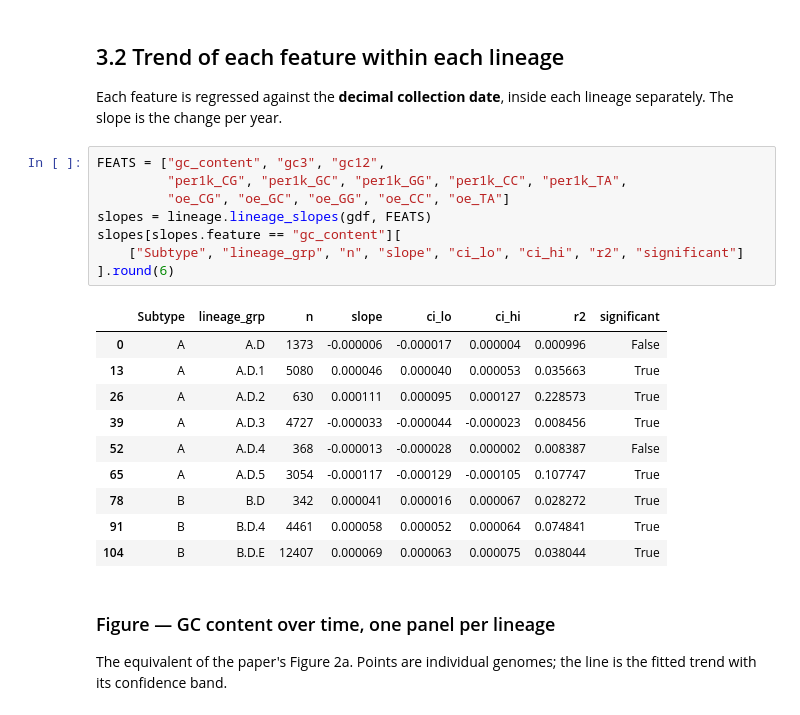
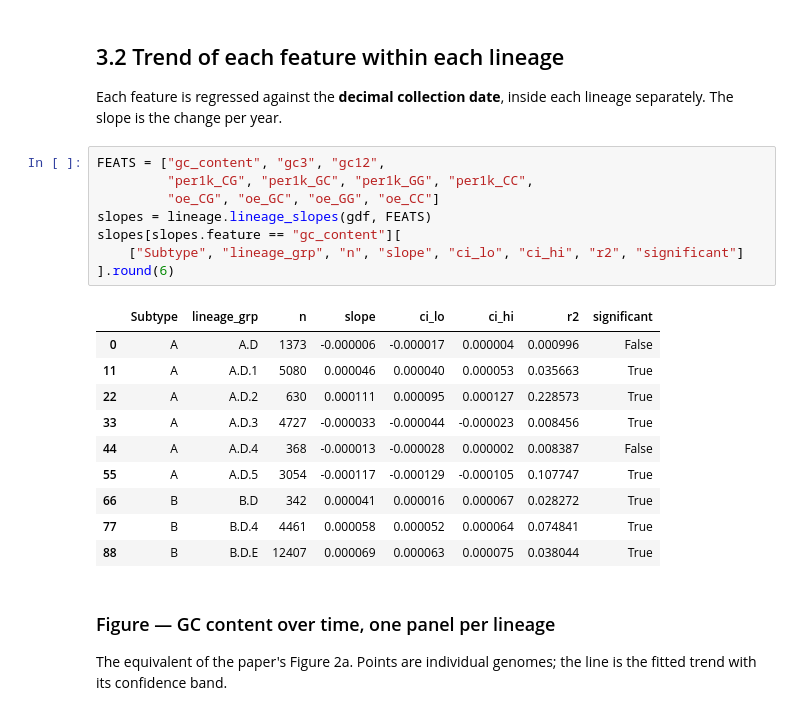
Before and after one commit to Wlimni/RSV, a Jupyter notebook: notebooks/03_lineage_trends.ipynb, the cells around one changed output. Drawn from its saved outputs; the diff is of its cells as text.

```diff
--- a/notebooks/03_lineage_trends.ipynb
+++ b/notebooks/03_lineage_trends.ipynb
@@ -76,23 +76,23 @@ Two things to note:
 Each feature is regressed against the **decimal collection date**, inside each lineage separately. The slope is the change per year.
 # %%
 FEATS = ["gc_content", "gc3", "gc12",
-         "per1k_CG", "per1k_GC", "per1k_GG", "per1k_CC", "per1k_TA",
-         "oe_CG", "oe_GC", "oe_GG", "oe_CC", "oe_TA"]
+         "per1k_CG", "per1k_GC", "per1k_GG", "per1k_CC",
+         "oe_CG", "oe_GC", "oe_GG", "oe_CC"]
 slopes = lineage.lineage_slopes(gdf, FEATS)
 slopes[slopes.feature == "gc_content"][
     ["Subtype", "lineage_grp", "n", "slope", "ci_lo", "ci_hi", "r2", "significant"]
 ].round(6)
 # %% [output]
 |  | Subtype | lineage_grp | n | slope | ci_lo | ci_hi | r2 | significant |
 | 0 | A | A.D | 1373 | -0.000006 | -0.000017 | 0.000004 | 0.000996 | False |
-| 13 | A | A.D.1 | 5080 | 0.000046 | 0.000040 | 0.000053 | 0.035663 | True |
-| 26 | A | A.D.2 | 630 | 0.000111 | 0.000095 | 0.000127 | 0.228573 | True |
-| 39 | A | A.D.3 | 4727 | -0.000033 | -0.000044 | -0.000023 | 0.008456 | True |
-| 52 | A | A.D.4 | 368 | -0.000013 | -0.000028 | 0.000002 | 0.008387 | False |
-| 65 | A | A.D.5 | 3054 | -0.000117 | -0.000129 | -0.000105 | 0.107747 | True |
-| 78 | B | B.D | 342 | 0.000041 | 0.000016 | 0.000067 | 0.028272 | True |
-| 91 | B | B.D.4 | 4461 | 0.000058 | 0.000052 | 0.000064 | 0.074841 | True |
-| 104 | B | B.D.E | 12407 | 0.000069 | 0.000063 | 0.000075 | 0.038044 | True |
+| 11 | A | A.D.1 | 5080 | 0.000046 | 0.000040 | 0.000053 | 0.035663 | True |
+| 22 | A | A.D.2 | 630 | 0.000111 | 0.000095 | 0.000127 | 0.228573 | True |
+| 33 | A | A.D.3 | 4727 | -0.000033 | -0.000044 | -0.000023 | 0.008456 | True |
+| 44 | A | A.D.4 | 368 | -0.000013 | -0.000028 | 0.000002 | 0.008387 | False |
+| 55 | A | A.D.5 | 3054 | -0.000117 | -0.000129 | -0.000105 | 0.107747 | True |
+| 66 | B | B.D | 342 | 0.000041 | 0.000016 | 0.000067 | 0.028272 | True |
+| 77 | B | B.D.4 | 4461 | 0.000058 | 0.000052 | 0.000064 | 0.074841 | True |
+| 88 | B | B.D.E | 12407 | 0.000069 | 0.000063 | 0.000075 | 0.038044 | True |
 # %% [markdown]
 ### Figure — GC content over time, one panel per lineage
 
```
Also changed, not shown: parts of 6 cells of this notebook, 24 other files.
